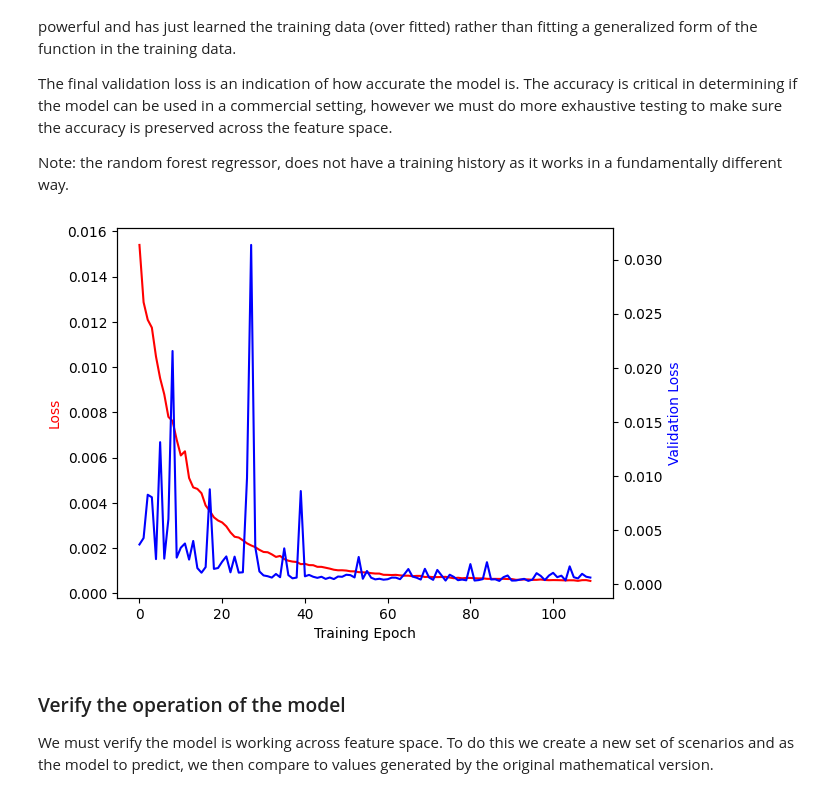
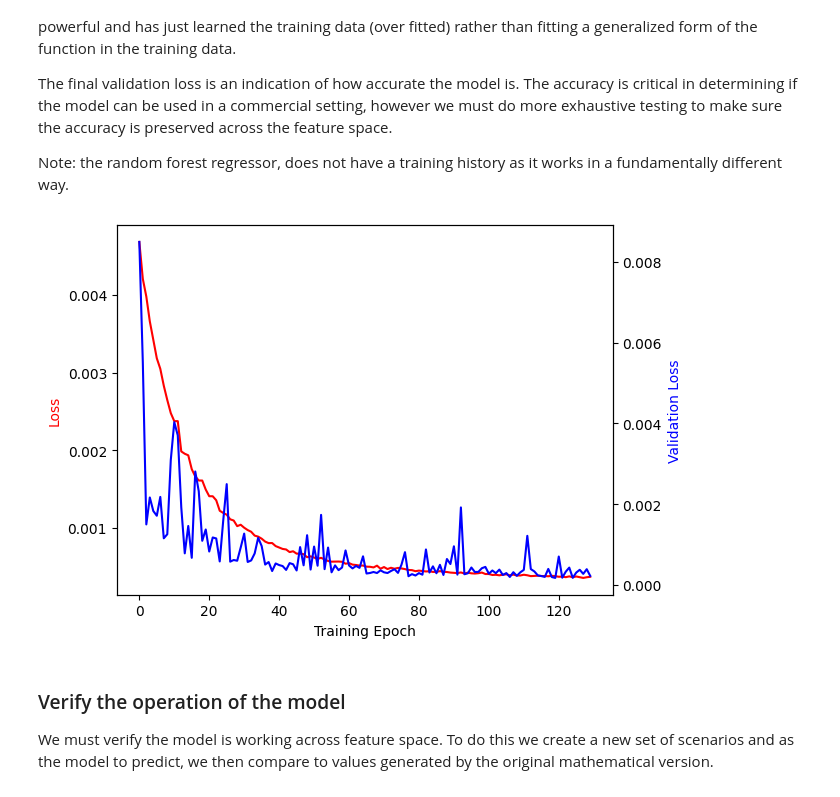
Before and after one commit to parrisma/optprice, a Jupyter notebook: jupyter/optprice.ipynb, the cells around one changed output. Drawn from its saved outputs; the diff is of its cells as text; code cells hidden in the pictures.

Commit message:
another interim checkin, cleaning up the overall flow & added another weigthed average net

```diff
--- a/jupyter/optprice.ipynb
+++ b/jupyter/optprice.ipynb
@@ -167,7 +168,8 @@ def black_scholes_model(
         assert False, "Option must be call=0 or put=1"
 
     if barrier is not None:
-        return barrier(price, S, v, T)
+        # delta not valid with our simple barrier override
+        return (barrier(price, S, v, T), None)
 
     return (price, delta)
 # %% [markdown]
@@ -559,15 +514,18 @@ def create_averaging_neural_net(input_dim: int = 7) -> Sequential:
 # %%
-def create_deeper_neural_net(input_dim: int = 5) -> Sequential:
+def leaky_relu(x):
+    return tf.nn.leaky_relu(x, alpha=0.01)
+
+def create_averaging_neural_net(input_dim: int = 7) -> Sequential:
     """
     Create a Neural network with an architecture that has multiple parallel estimators
-    that are averaged.
+    that are weighted and averaged.
 
     """
 
     input1 = Input(shape=(input_dim,))
 
     weighted_1 = Dense(16, kernel_initializer="normal", activation="relu")(input1)
-    weighted_2 = Dense(2, kernel_initializer="normal", activation="linear")(weighted_1)
+    weighted_2 = Dense(3, kernel_initializer="normal", activation="linear")(weighted_1)
 
     dense1_1 = Dense(64, kernel_initializer="lecun_uniform", activation="tanh")(input1)
     dense1_2 = Dense(32, kernel_initializer="lecun_uniform", activation="tanh")(dense1_1)
@@ -579,8 +537,13 @@ def create_deeper_neural_net(input_dim: int = 5) -> Sequential:
     dense2_3 = Dense(4, kernel_initializer="he_uniform", activation="linear")(dense2_2)
     dense2_4 = Multiply()([dense2_3,weighted_2[:,1]])
 
-    avg_2 = Average()([dense1_4, dense2_4])
-    avg_3 = Dense(6, kernel_initializer="normal", activation="relu")(avg_2)
+    dense3_1 = Dense(64, kernel_initializer="normal", activation=leaky_relu)(input1)
+    dense3_2 = Dense(32, kernel_initializer="normal", activation=leaky_relu)(dense3_1)
+    dense3_3 = Dense(4, kernel_initializer="normal", activation=leaky_relu)(dense3_2)
+    dense3_4 = Multiply()([dense3_3,weighted_2[:,2]])
+
+    avg_2 = Average()([dense1_4, dense2_4, dense3_4])
+    avg_3 = Dense(8, kernel_initializer="normal", activation="relu")(avg_2)
 
     output1 = Dense(1, kernel_initializer="normal",activation="linear",name="price")(avg_3)
 
@@ -726,7 +693,7 @@ model, history, X_train, Y_train, X_test, Y_test = fit(
 # Train from shuffled data Xs, Ys
 #
 model, history, X_train, Y_train, X_test, Y_test = fit(
-    Xs, Ys, ModelType.DEEP_NEURAL_NET, num_epoch=120,batch_size=256
+    Xs, Ys, ModelType.AVG_NET, num_epoch=150,batch_size=256
 )
 # %% [output]
 Create and fit Deep Neural Network
@@ -782,11 +749,11 @@ def plot_training_history(
 # %%
 #
 # Random forest does not generate a training history
 #
 if history is not None:
-    plot_training_history(history.history["loss"], history.history["val_loss"], skip=10)
+    plot_training_history(history.history["loss"], history.history["val_loss"], skip=20)
 # %% [output]
-[figure, old version]
+[figure, new version]
 # %% [markdown]
 ### Verify the operation of the model
 
```
Also changed, not shown: parts of 12 cells of this notebook.
